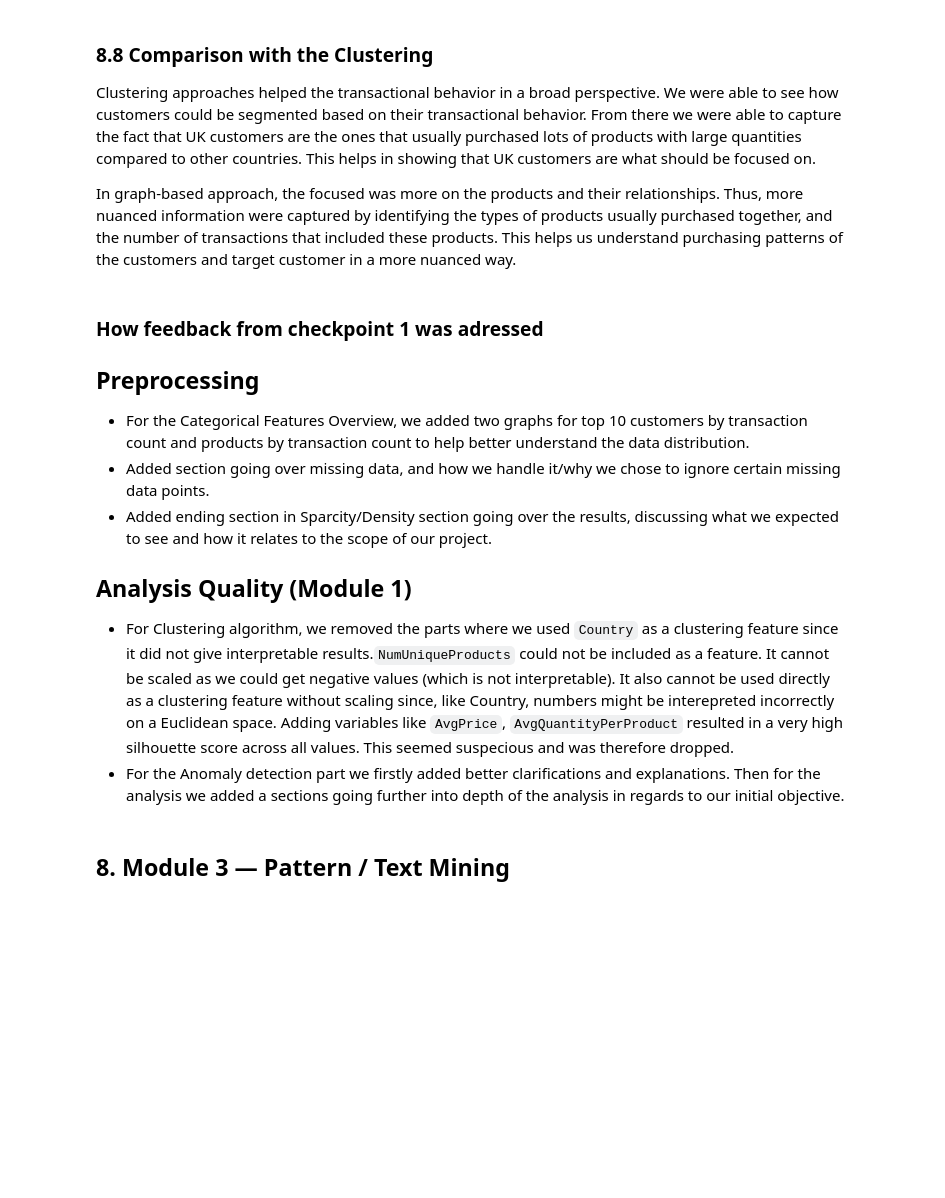
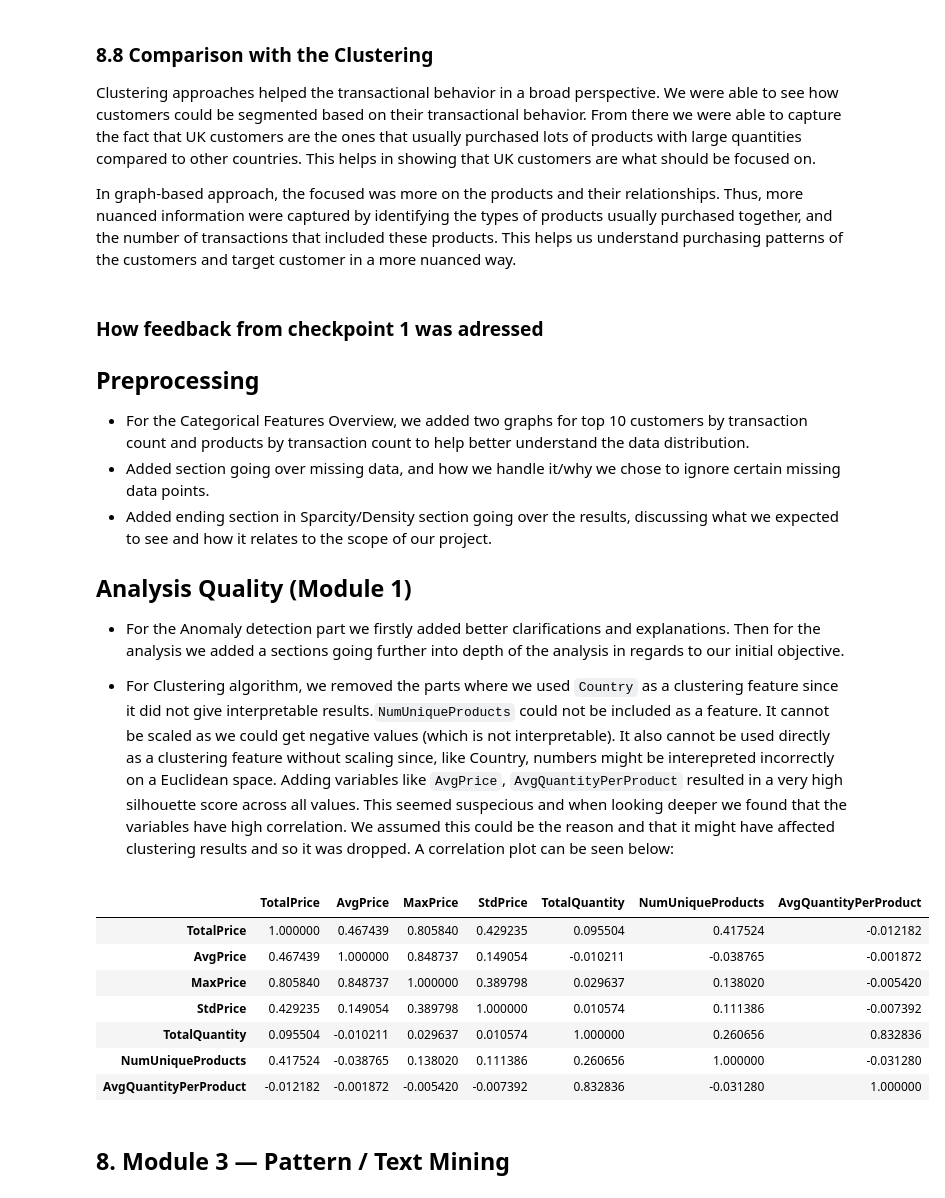
Before and after one commit to NouRALsaidD/data_mining_2026, a Jupyter notebook: data_mining_project_template.ipynb, the cells around one changed output. Cells and saved outputs as stored; diff of their text form; code cells hidden in the pictures; blank space fills up the shorter version.

Commit message:
added the part about correlation in the feedback.

```diff
--- a/data_mining_project_template.ipynb
+++ b/data_mining_project_template.ipynb
@@ -1479,8 +1464,23 @@ In graph-based approach, the focused was more on the products and their relation
 * Added ending section in Sparcity/Density section going over the results, discussing what we expected to see and how it relates to the scope of our project.
 
 ## Analysis Quality (Module 1)
-* For Clustering algorithm, we removed the parts where we used ``Country`` as a clustering feature since it did not give interpretable results.``NumUniqueProducts`` could not be included as a feature. It cannot be scaled as we could get negative values (which is not interpretable). It also cannot be used directly as a clustering feature without scaling since, like Country, numbers might be interepreted incorrectly on a Euclidean space. Adding variables like ``AvgPrice``, ``AvgQuantityPerProduct`` resulted in a very high silhouette score across all values. This seemed suspecious and was therefore dropped.
 * For the Anomaly detection part we firstly added better clarifications and explanations. Then for the analysis we added a sections going further into depth of the analysis in regards to our initial objective.
+
+
+* For Clustering algorithm, we removed the parts where we used ``Country`` as a clustering feature since it did not give interpretable results.``NumUniqueProducts`` could not be included as a feature. It cannot be scaled as we could get negative values (which is not interpretable). It also cannot be used directly as a clustering feature without scaling since, like Country, numbers might be interepreted incorrectly on a Euclidean space. Adding variables like ``AvgPrice``, ``AvgQuantityPerProduct`` resulted in a very high silhouette score across all values. This seemed suspecious and when looking deeper we found that the variables have high correlation. We assumed this could be the reason and that it might have affected clustering results and so it was dropped. A correlation plot can be seen below:
+# %%
+invoice_corr = invoice_features[["TotalPrice", "AvgPrice", "MaxPrice", "StdPrice","TotalQuantity", "NumUniqueProducts", "AvgQuantityPerProduct"]].corr()
+
+invoice_corr
+# %% [output]
+|  | TotalPrice | AvgPrice | MaxPrice | StdPrice | TotalQuantity | NumUniqueProducts | AvgQuantityPerProduct |
+| TotalPrice | 1.000000 | 0.467439 | 0.805840 | 0.429235 | 0.095504 | 0.417524 | -0.012182 |
+| AvgPrice | 0.467439 | 1.000000 | 0.848737 | 0.149054 | -0.010211 | -0.038765 | -0.001872 |
+| MaxPrice | 0.805840 | 0.848737 | 1.000000 | 0.389798 | 0.029637 | 0.138020 | -0.005420 |
+| StdPrice | 0.429235 | 0.149054 | 0.389798 | 1.000000 | 0.010574 | 0.111386 | -0.007392 |
+| TotalQuantity | 0.095504 | -0.010211 | 0.029637 | 0.010574 | 1.000000 | 0.260656 | 0.832836 |
+| NumUniqueProducts | 0.417524 | -0.038765 | 0.138020 | 0.111386 | 0.260656 | 1.000000 | -0.031280 |
+| AvgQuantityPerProduct | -0.012182 | -0.001872 | -0.005420 | -0.007392 | 0.832836 | -0.031280 | 1.000000 |
 # %% [markdown]
 ## 8. Module 3 — Pattern / Text Mining
 # %%
```
Also changed, not shown: parts of 3 cells of this notebook.
